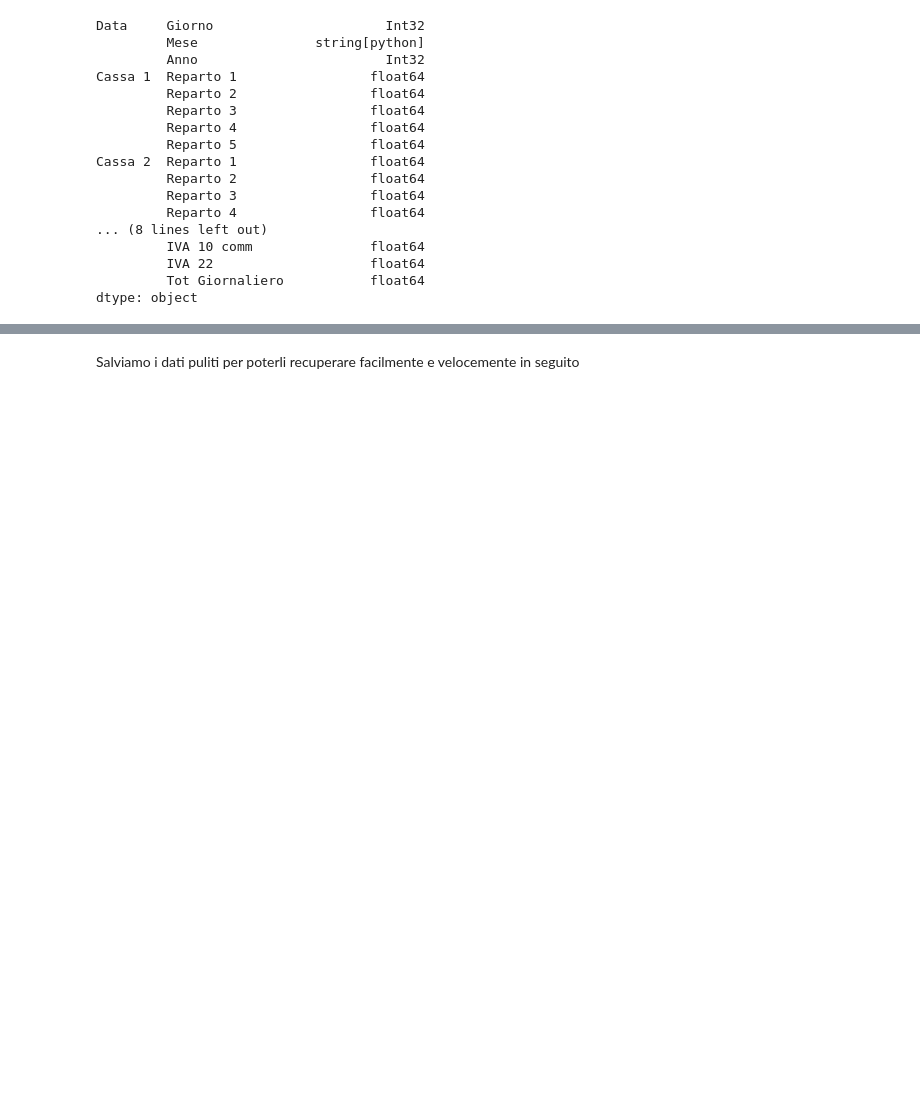
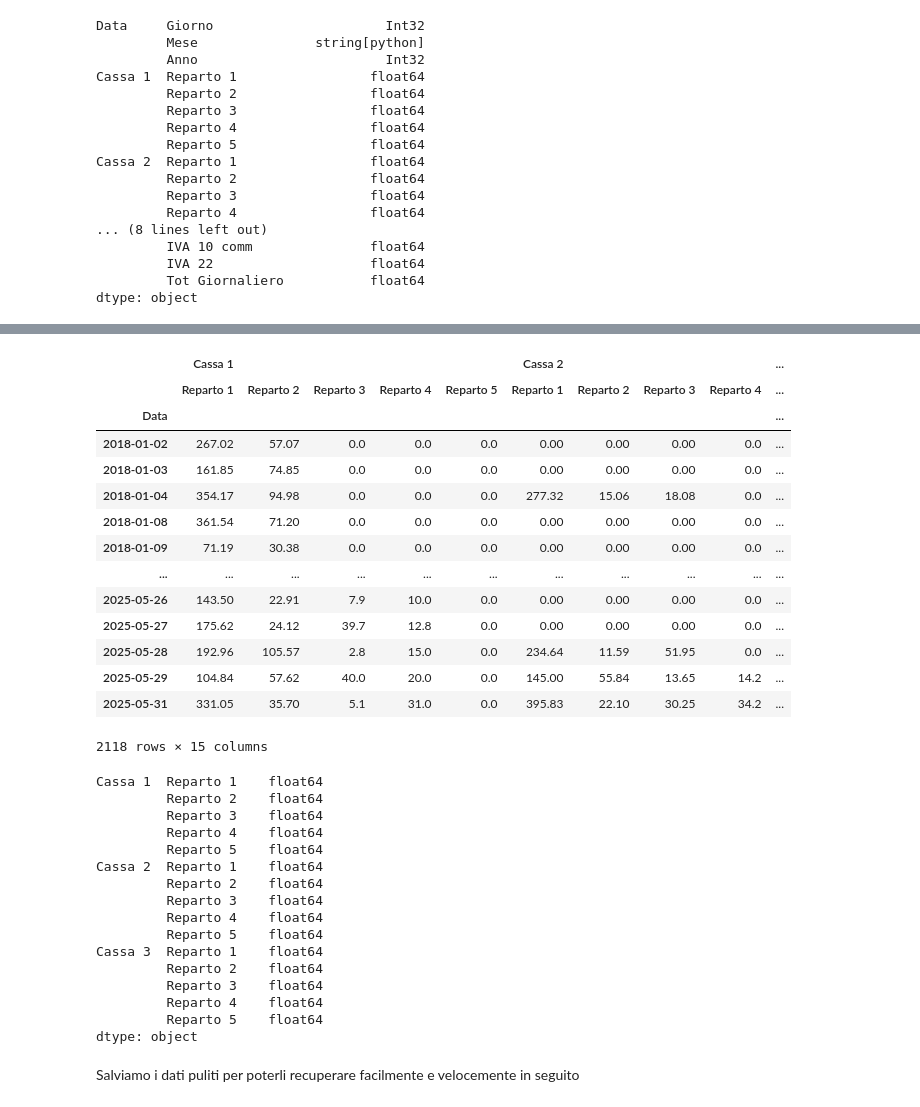
Before and after one commit to panda-with-issues/Fond-Scienze-dei-Dati-progetto, a Jupyter notebook: analisi_corrispettivi_la_di_cjastelan.ipynb, the cells around one changed output, grey strips where cells are left out. Cells and saved outputs as stored; diff of their text form; code cells hidden in the pictures; blank space fills up the shorter version.

Commit message:
cambiato il file corrispettivi_clean per eliminare subito le righe vuote

```diff
--- a/analisi_corrispettivi_la_di_cjastelan.ipynb
+++ b/analisi_corrispettivi_la_di_cjastelan.ipynb
@@ -1140,3 +1116,58 @@ dtype: object
+# %%
+corrispettivi_df = imported_df.copy()
+
+def ricostruisci_data(row):
+    d = row.iat[0]
+    m = row.iat[1]
+    y = row.iat[2]
+    data = pd.to_datetime(f'{y}-{m}-{d}', format='%Y-%B-%d', errors='coerce') # con coerce i valori invalidi vengono segnati come NaT
+    corrispettivi_df.loc[row.name, ('Data', 'Idx')] = data
+
+corrispettivi_df.apply(ricostruisci_data, axis=1)
+corrispettivi_df.set_index(('Data', 'Idx'), inplace=True)
+corrispettivi_df.index.rename('Data', inplace=True)
+
+corrispettivi_df.drop(columns=[col for col in corrispettivi_df.columns if ('Data' in col[0] or 'Totali' in col[0])], inplace=True)
+
+corrispettivi_df.fillna(0, inplace=True)
+corrispettivi_df.drop(index=corrispettivi_df[corrispettivi_df.sum(axis=1) == 0].index, inplace=True)
+
+corrispettivi_df.sort_values('Data', inplace=True)
+
+display(corrispettivi_df)
+print(corrispettivi_df.dtypes)
+# %% [output]
+|  | Cassa 1 |  |  |  |  | Cassa 2 |  |  |  | ... |
+|  | Reparto 1 | Reparto 2 | Reparto 3 | Reparto 4 | Reparto 5 | Reparto 1 | Reparto 2 | Reparto 3 | Reparto 4 | ... |
+| Data |  |  |  |  |  |  |  |  |  | ... |
+| 2018-01-02 | 267.02 | 57.07 | 0.0 | 0.0 | 0.0 | 0.00 | 0.00 | 0.00 | 0.0 | ... |
+| 2018-01-03 | 161.85 | 74.85 | 0.0 | 0.0 | 0.0 | 0.00 | 0.00 | 0.00 | 0.0 | ... |
+| 2018-01-04 | 354.17 | 94.98 | 0.0 | 0.0 | 0.0 | 277.32 | 15.06 | 18.08 | 0.0 | ... |
+| 2018-01-08 | 361.54 | 71.20 | 0.0 | 0.0 | 0.0 | 0.00 | 0.00 | 0.00 | 0.0 | ... |
+| 2018-01-09 | 71.19 | 30.38 | 0.0 | 0.0 | 0.0 | 0.00 | 0.00 | 0.00 | 0.0 | ... |
+| ... | ... | ... | ... | ... | ... | ... | ... | ... | ... | ... |
+| 2025-05-26 | 143.50 | 22.91 | 7.9 | 10.0 | 0.0 | 0.00 | 0.00 | 0.00 | 0.0 | ... |
+| 2025-05-27 | 175.62 | 24.12 | 39.7 | 12.8 | 0.0 | 0.00 | 0.00 | 0.00 | 0.0 | ... |
+| 2025-05-28 | 192.96 | 105.57 | 2.8 | 15.0 | 0.0 | 234.64 | 11.59 | 51.95 | 0.0 | ... |
+| 2025-05-29 | 104.84 | 57.62 | 40.0 | 20.0 | 0.0 | 145.00 | 55.84 | 13.65 | 14.2 | ... |
+| 2025-05-31 | 331.05 | 35.70 | 5.1 | 31.0 | 0.0 | 395.83 | 22.10 | 30.25 | 34.2 | ... |
+2118 rows × 15 columns
+Cassa 1  Reparto 1    float64
+         Reparto 2    float64
+         Reparto 3    float64
+         Reparto 4    float64
+         Reparto 5    float64
+Cassa 2  Reparto 1    float64
+         Reparto 2    float64
+         Reparto 3    float64
+         Reparto 4    float64
+         Reparto 5    float64
+Cassa 3  Reparto 1    float64
+         Reparto 2    float64
+         Reparto 3    float64
+         Reparto 4    float64
+         Reparto 5    float64
+dtype: object
 # %% [markdown]
 Salviamo i dati puliti per poterli recuperare facilmente e velocemente in seguito
 # %%
```
Also changed, not shown: parts of 5 cells of this notebook.
